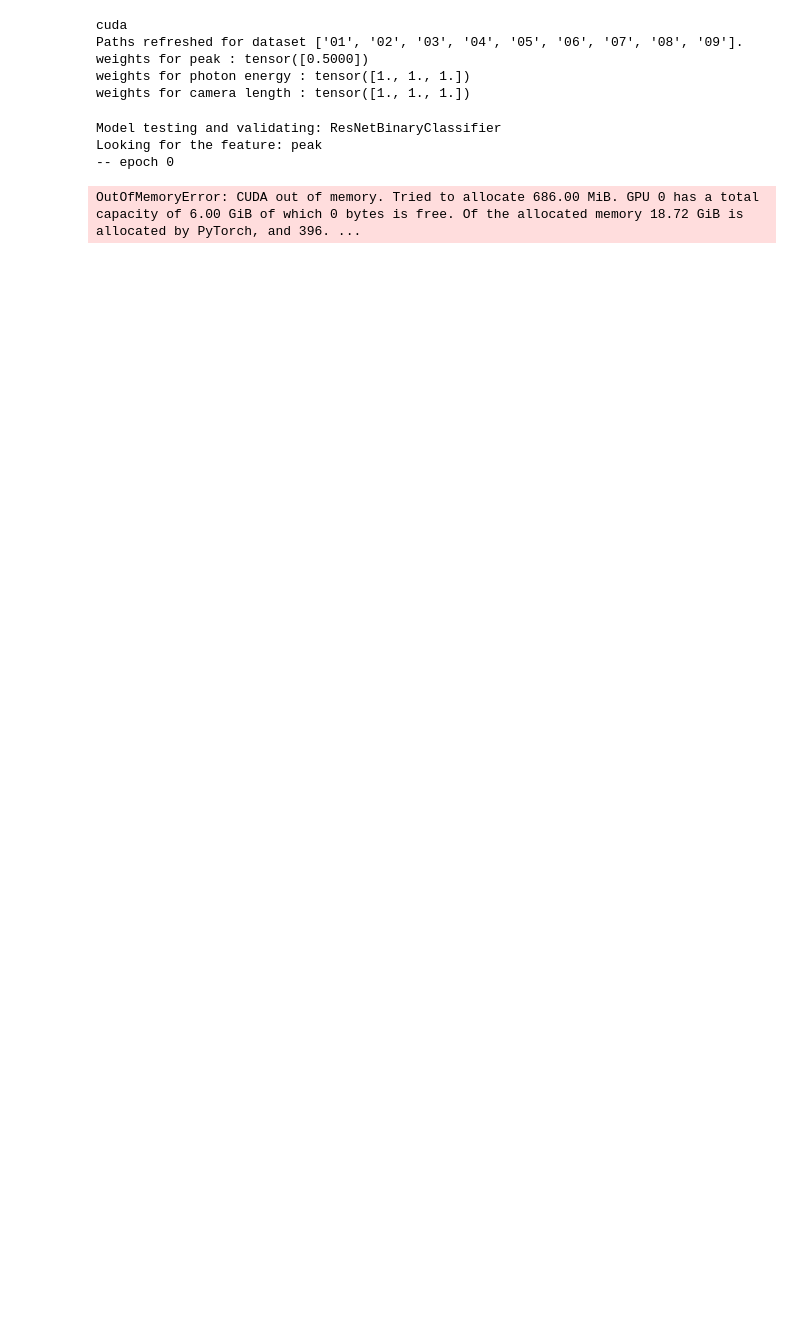
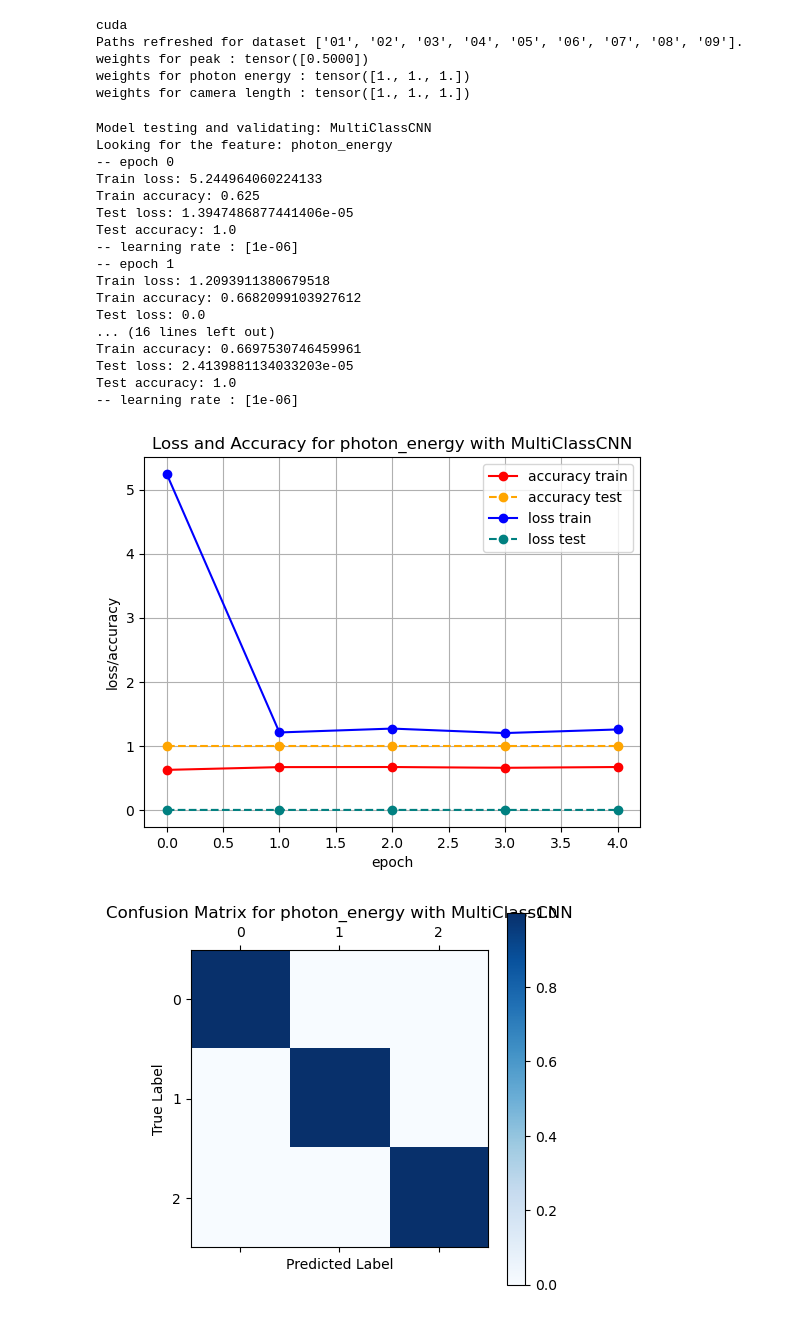
Before and after one commit to adamkurth/cxls_hitfinder, a Jupyter notebook: cnn/src/test_Everett.ipynb, the cells around one changed output. Cells and saved outputs as stored; diff of their text form; code cells hidden in the pictures; blank space fills up the shorter version.

Commit message:
adding diagrams

```diff
--- a/cnn/src/test_Everett.ipynb
+++ b/cnn/src/test_Everett.ipynb
@@ -98,7 +98,7 @@ Directory: peaks_water_overlay/09
 # ])
 transform = None
 myDataManager = data.DatasetManager(paths=myPaths, datasets=datasets, transform=transform)
-train_loader, test_loader = f.prepare(data_manager=myDataManager, batch_size=10)
+train_loader, test_loader = f.prepare(data_manager=myDataManager, batch_size=2)
 # %% [output]
 Actual percentage of empty images: 33.33333333333333% across peaks, water_overlays, and labels directories.
 
@@ -130,6 +130,8 @@ photon_config = eval.Photon_Energy_Configuration(myPaths, datasets, device, save
 print(f'weights for photon energy : {photon_config.get_loss_weights()}')
 clen_config = eval.Camera_Length_Configureation(myPaths, datasets, device, save_path='../models/clen_model.pt')
 print(f'weights for camera length : {clen_config.get_loss_weights()}')
+
+diagram_save_path = '../../docs/diagrams/'
 # %% [output]
 cuda
 Paths refreshed for dataset ['01', '02', '03', '04', '05', '06', '07', '08', '09'].
@@ -137,15 +139,10 @@ weights for peak : tensor([0.5000])
 weights for photon energy : tensor([1., 1., 1.])
 weights for camera length : tensor([1., 1., 1.])
 # %%
-a = train_eval.TrainTestModels(cfg, peak_config)
-a.epoch_loop()
-a.plot_loss_accuracy()
-a.find_optimal_threshold()
-a.plot_roc_curve()
-a.plot_confusion_matrix()
-a.save_model()
+# a = train_eval.TrainTestModels(cfg, peak_config)
+# a.epoch_loop()
+# a.plot_loss_accuracy()
+# a.find_optimal_threshold()
+# a.plot_roc_curve()
+# a.plot_confusion_matrix()
+# a.save_model()
-# %% [output]
-Model testing and validating: ResNetBinaryClassifier
-Looking for the feature: peak
--- epoch 0
-OutOfMemoryError: CUDA out of memory. Tried to allocate 686.00 MiB. GPU 0 has a total capacity of 6.00 GiB of which 0 bytes is free. Of the allocated memory 18.72 GiB is allocated by PyTorch, and 396. ...
@@ -151,0 +151,26 @@ OutOfMemoryError: CUDA out of memory. Tried to allocate 686.00 MiB. GPU 0 has a
+# %%
+b = train_eval.TrainTestModels(cfg, photon_config)
+b.epoch_loop()
+b.plot_loss_accuracy(diagram_save_path + 'photon_energy_loss_accuracy.png')
+b.plot_confusion_matrix(diagram_save_path + 'photon_energy_confusion_matrix.png')
+b.save_model()
+# %% [output]
+Model testing and validating: MultiClassCNN
+Looking for the feature: photon_energy
+-- epoch 0
+Train loss: 5.244964060224133
+Train accuracy: 0.625
+Test loss: 1.3947486877441406e-05
+Test accuracy: 1.0
+-- learning rate : [1e-06]
+-- epoch 1
+Train loss: 1.2093911380679518
+Train accuracy: 0.6682099103927612
+Test loss: 0.0
+... (16 lines left out)
+Train accuracy: 0.6697530746459961
+Test loss: 2.4139881134033203e-05
+Test accuracy: 1.0
+-- learning rate : [1e-06]
+[figure, added]
+[figure, added]
```
Also changed, not shown: parts of 13 cells of this notebook, 12 other files.
